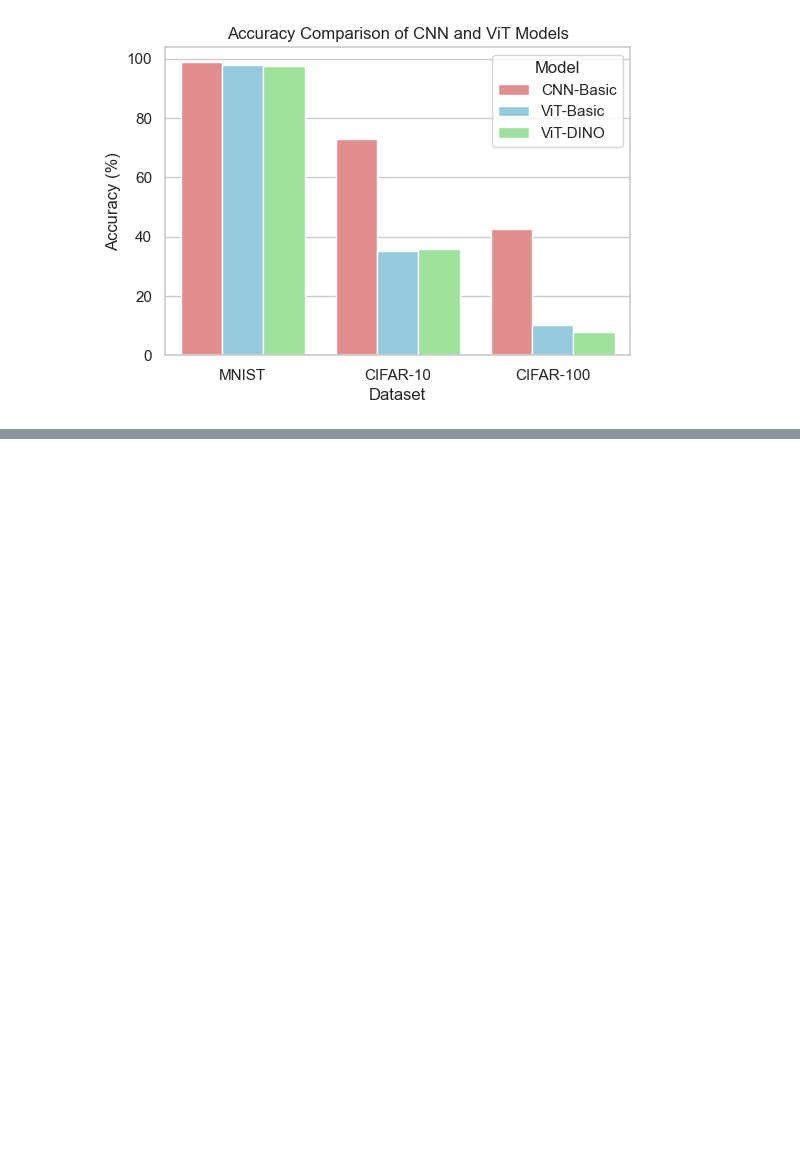
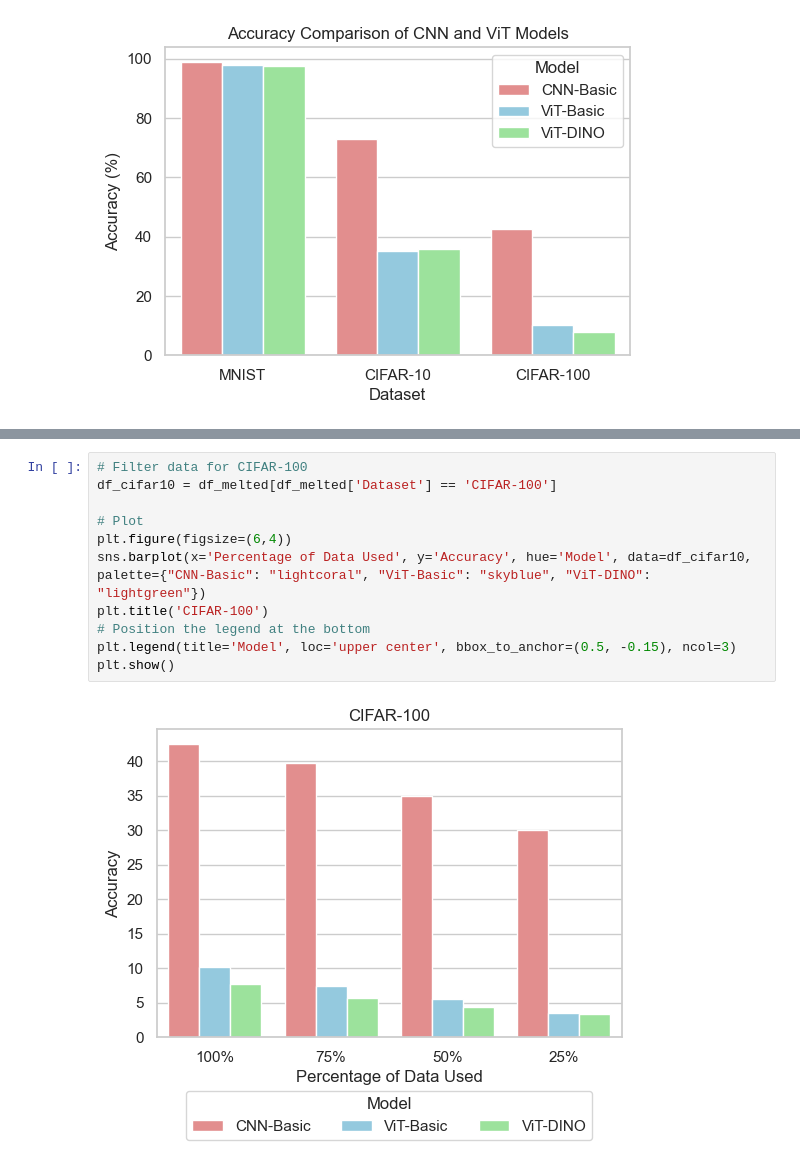
Before and after one commit to pressi-g/pytorch-vit, a Jupyter notebook: notebooks/accuracy_plots.ipynb, the cells around one changed output, grey strips where cells are left out. Drawn from its saved outputs; the diff is of its cells as text; blank space fills up the shorter version.

```diff
--- a/notebooks/accuracy_plots.ipynb
+++ b/notebooks/accuracy_plots.ipynb
@@ -46,0 +108,13 @@ plt.savefig("../notebooks/plots/full_accuracy_plots.pdf", format="pdf")
+# %%
+# Filter data for CIFAR-100
+df_cifar10 = df_melted[df_melted['Dataset'] == 'CIFAR-100']
+
+# Plot
+plt.figure(figsize=(6,4))
+sns.barplot(x='Percentage of Data Used', y='Accuracy', hue='Model', data=df_cifar10, palette={"CNN-Basic": "lightcoral", "ViT-Basic": "skyblue", "ViT-DINO": "lightgreen"})
+plt.title('CIFAR-100')
+# Position the legend at the bottom
+plt.legend(title='Model', loc='upper center', bbox_to_anchor=(0.5, -0.15), ncol=3)
+plt.show()
+# %% [output]
+[figure, added]
```
Also changed, not shown: parts of 5 cells of this notebook.
